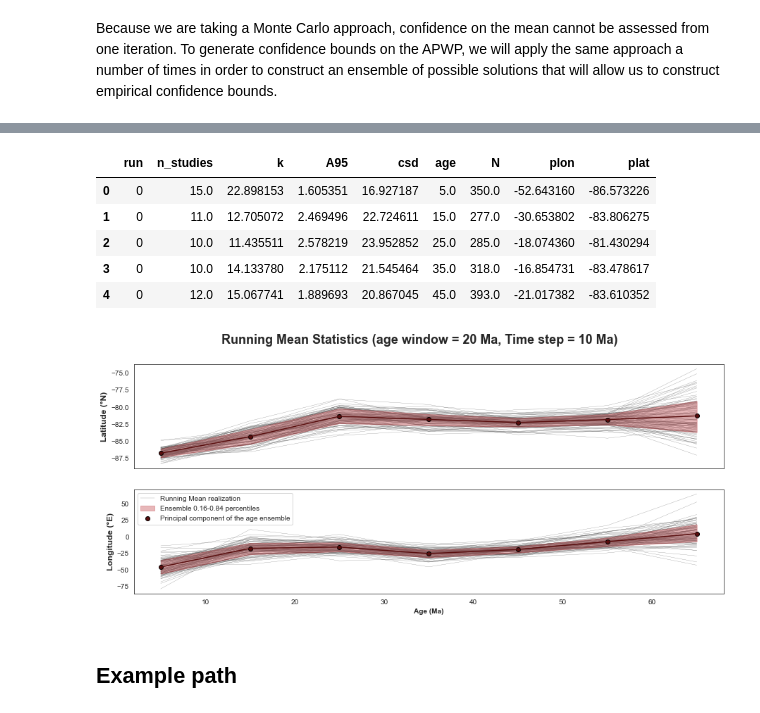
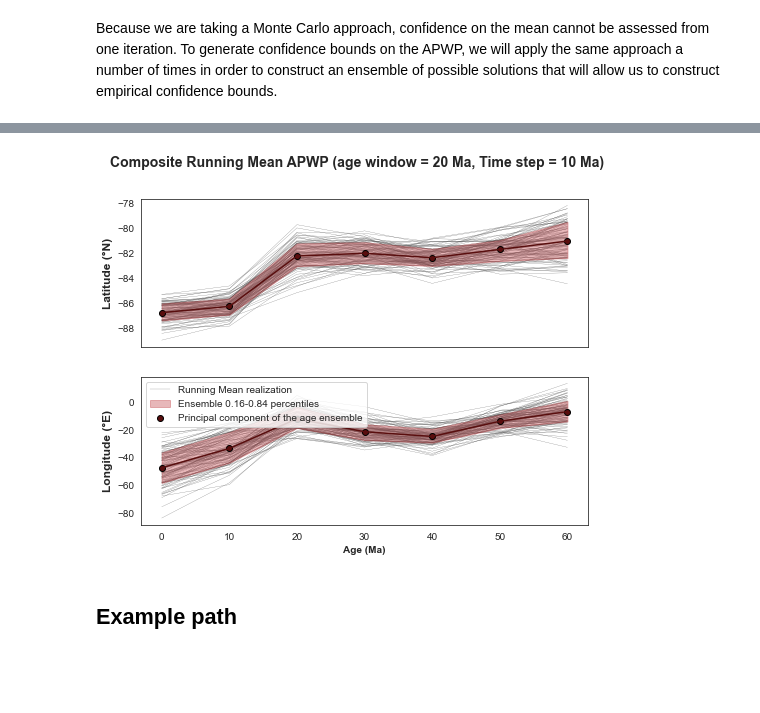
Before and after one commit to PolarWandering/Young_CEED, a Jupyter notebook: 3_APWP_simlated vgp-based APWP.ipynb, the cells around one changed output, grey strips where cells are left out. Cells and saved outputs as stored; diff of their text form; code cells hidden in the pictures; blank space fills up the shorter version.

```diff
--- a/3_APWP_simlated vgp-based APWP.ipynb
+++ b/3_APWP_simlated vgp-based APWP.ipynb
@@ -31,3 +31,6 @@ df_filtered_vgps, df_pole_compilation_by_study = dfs_vgps_recomputed_poles(data_
+# %%
+df_filtered_vgps = pd.read_csv(current_path +'/data/df_vgps_filtered.csv')
+df_pole_compilation_by_study  = pd.read_csv(current_path +'/data/df_pole_compilation_by_study.csv')
 # %%
 df_pole_compilation_by_study.head()
 # %% [output]
@@ -97,7 +93,7 @@ Wall time: 196 ms
 # Applying the running mean on the *pseudo*-VGPs
 We first apply the running mean method with the same parameter as in Torsvik et al. 2012 - a window lenght of 20 Ma and a time-step of 10 Ma.
 # %%
-min_age = 5
+min_age = 0
 max_age = 65
 window_length = 20
 time_step = 10
@@ -158,20 +153,11 @@ Wall time: 22.3 s
 # %%
 RM_ensemble_quant_plat = quantiles(df_parametric_means_collection,"age","plat") # set quantiles of latitude groupedby age for visualization purposes
 RM_ensemble_quant_plon = quantiles(df_parametric_means_collection,"age","plon") # set quantiles of longitude groupedby age for visualization purposes
-# %%
-df_parametric_means_collection.head(5)
-# %% [output]
-|  | run | n_studies | k | A95 | csd | age | N | plon | plat |
-| 0 | 0 | 15.0 | 22.898153 | 1.605351 | 16.927187 | 5.0 | 350.0 | -52.643160 | -86.573226 |
-| 1 | 0 | 11.0 | 12.705072 | 2.469496 | 22.724611 | 15.0 | 277.0 | -30.653802 | -83.806275 |
-| 2 | 0 | 10.0 | 11.435511 | 2.578219 | 23.952852 | 25.0 | 285.0 | -18.074360 | -81.430294 |
-| 3 | 0 | 10.0 | 14.133780 | 2.175112 | 21.545464 | 35.0 | 318.0 | -16.854731 | -83.478617 |
-| 4 | 0 | 12.0 | 15.067741 | 1.889693 | 20.867045 | 45.0 | 393.0 | -21.017382 | -83.610352 |
 # %%
-plot_APWP_RM_ensemble(df_parametric_means_collection, f"Running Mean Statistics (age window = {window_length} Ma, Time step = {time_step} Ma)")
+plot_APWP_RM_ensemble(df_parametric_means_collection, f"Composite Running Mean APWP (age window = {window_length} Ma, Time step = {time_step} Ma)")
 # plt.savefig(current_path + '/figures/3/3_E.svg', dpi =600, bbox_inches='tight')
 # %% [output]
-[figure, old version]
+[figure, new version]
 # %% [markdown]
 ## Example path
 # %%
```
Also changed, not shown: parts of 9 cells of this notebook.
